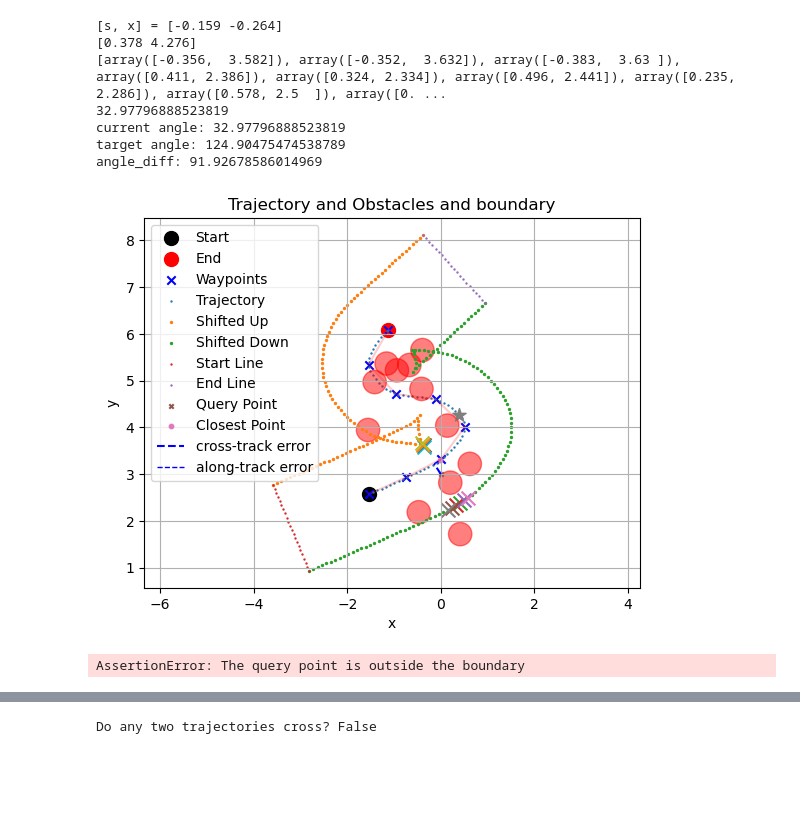
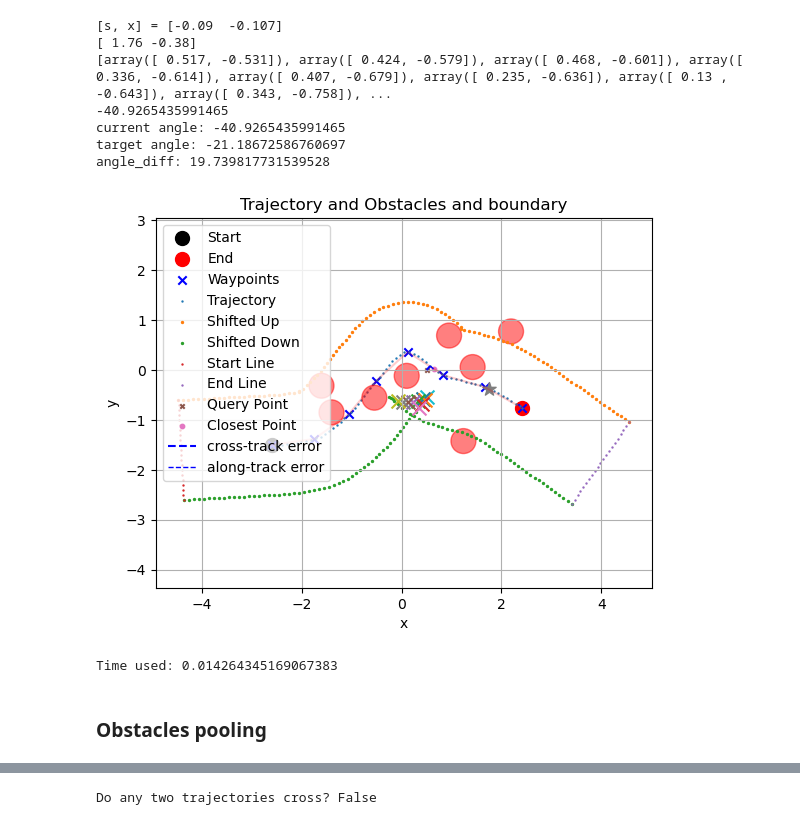
Before and after one commit to SpartanTan/RL-everything, a Jupyter notebook: torh_tutorial/generate_path.ipynb, the cells around one changed output, grey strips where cells are left out. Saved outputs shown, nothing was run; the diff lists cells and outputs as text; code cells hidden in the pictures; blank space fills up the shorter version.

Commit message:
add obs pooling

```diff
--- a/torh_tutorial/generate_path.ipynb
+++ b/torh_tutorial/generate_path.ipynb
@@ -521,34 +521,34 @@ Time used: 0.0970315933227539
 # %%
-query_point = np.array([0.0, 3.0])
+query_point = np.array([0.5, 0.0])
 num_of_closest_points = 10
 eta, index_of_the_closest_point, look_ahead_point, target_point_yaw = testPath.calculate_error_vector(query_point)
 
 min_distance_to_walls, closest_point_on_walls = testPath.minimum_distance_to_walls(query_point, method='kdtree', num_of_closest_points=num_of_closest_points)
 
 testPath.render(if_yaw_angle=False)
 print(f"[s, x] = {eta}")
 print(look_ahead_point)
 plt.scatter(look_ahead_point[0],look_ahead_point[1], s=100, marker='*', label='Target Point')
 print(closest_point_on_walls)
 plt.scatter(closest_point_on_walls[1][0], closest_point_on_walls[1][1], s=100, marker='x', label='Closest Point on Walls')
 for i in range(num_of_closest_points):
     plt.scatter(closest_point_on_walls[i][0], closest_point_on_walls[i][1], s=100, marker='x', label='Closest Point on Walls')
 
 atr_current_yaw_fake = testPath.yaw_angles[index_of_the_closest_point]
 print(np.rad2deg(atr_current_yaw_fake))
 angle_diff = target_point_yaw - atr_current_yaw_fake
 print(f"current angle: {np.rad2deg(atr_current_yaw_fake)}")
 print(f"target angle: {np.rad2deg(target_point_yaw)}")
 print(f"angle_diff: {np.rad2deg(angle_diff)}")
 # %% [output]
-[s, x] = [-0.159 -0.264]
-[0.378 4.276]
-[array([-0.356,  3.582]), array([-0.352,  3.632]), array([-0.383,  3.63 ]), array([0.411, 2.386]), array([0.324, 2.334]), array([0.496, 2.441]), array([0.235, 2.286]), array([0.578, 2.5  ]), array([0. ...
-32.97796888523819
-current angle: 32.97796888523819
-target angle: 124.90475474538789
-angle_diff: 91.92678586014969
+[s, x] = [-0.09  -0.107]
+[ 1.76 -0.38]
+[array([ 0.517, -0.531]), array([ 0.424, -0.579]), array([ 0.468, -0.601]), array([ 0.336, -0.614]), array([ 0.407, -0.679]), array([ 0.235, -0.636]), array([ 0.13 , -0.643]), array([ 0.343, -0.758]), ...
+-40.9265435991465
+current angle: -40.9265435991465
+target angle: -21.18672586760697
+angle_diff: 19.739817731539528
-[figure, old version]
+[figure, new version]
 # %%
 starttime = time.time()
 for i in range(62):
@@ -557,4 +557,6 @@ for i in range(62):
 endtime = time.time()
 print(f"Time used: {endtime - starttime}")
 # %% [output]
-AssertionError: The query point is outside the boundary
+Time used: 0.014264345169067383
+# %% [markdown]
+### Obstacles pooling
```
Also changed, not shown: parts of 9 cells of this notebook, 1 other file.
